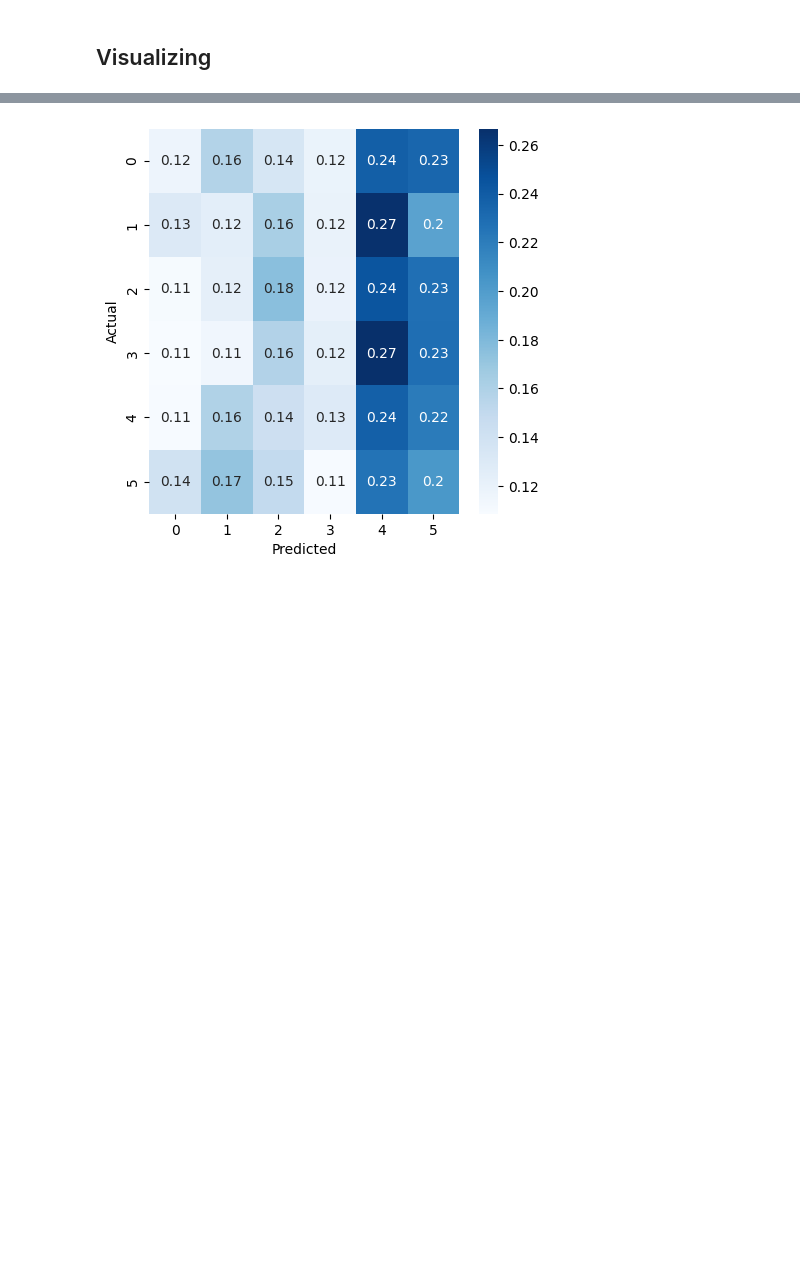
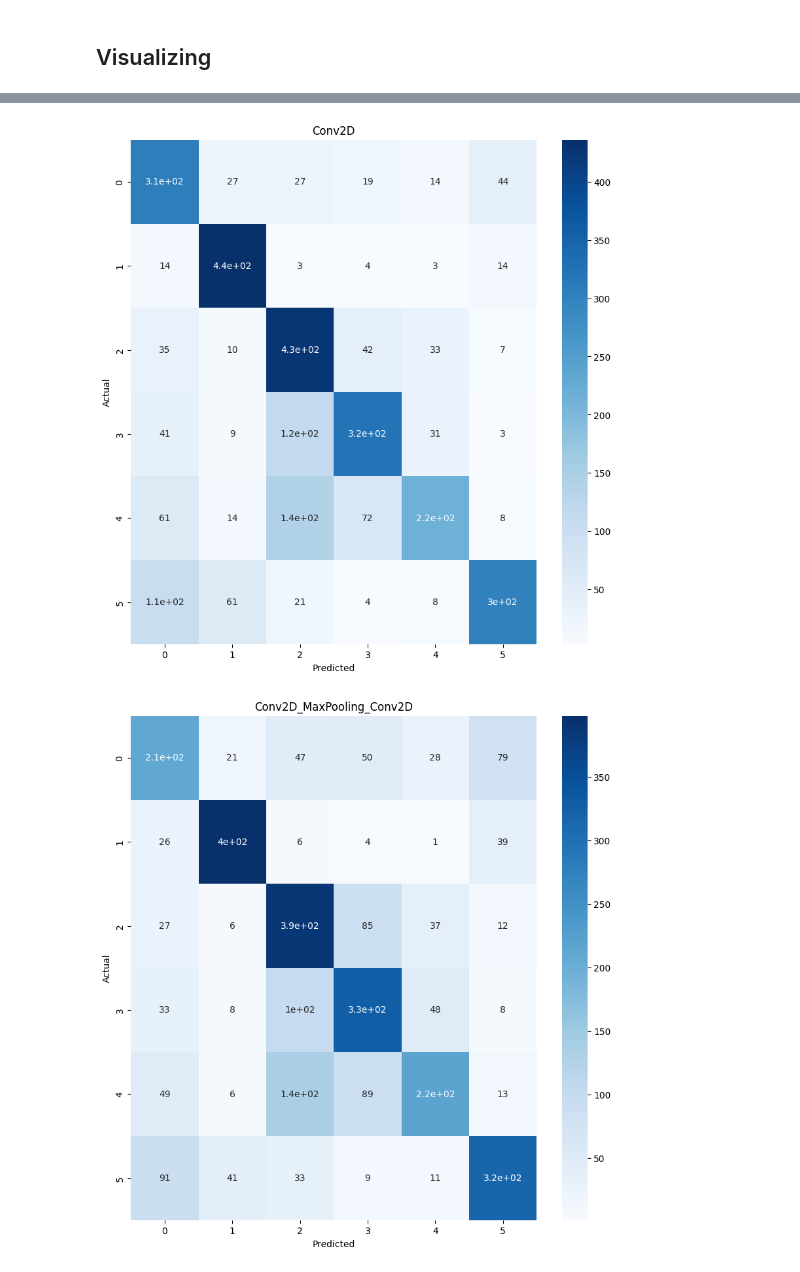
Before and after one commit to gxara/deep-learning-intel-challenge, a Jupyter notebook: project.ipynb, the cells around one changed output, grey strips where cells are left out. Saved outputs shown, nothing was run; the diff lists cells and outputs as text; code cells hidden in the pictures; blank space fills up the shorter version.

```diff
--- a/project.ipynb
+++ b/project.ipynb
@@ -11,6 +29,14 @@ from keras.metrics import categorical_crossentropy
 # %% [markdown]
 ### Preparing Dataset
 # %%
-train_dataset = keras.utils.image_dataset_from_directory('./seg_train', batch_size=64, image_size=(150, 150),  label_mode='categorical')
-validation_dataset = keras.utils.image_dataset_from_directory('./seg_test', batch_size=64, image_size=(150, 150),  label_mode='categorical')
+train_dataset, validation_dataset = keras.utils.image_dataset_from_directory('./seg_train',
+                                                        #  batch_size=64,
+                                                         class_names=['buildings', 'forest', 'glacier', 'mountain', 'sea', 'street'],
+                                                         image_size=(150, 150),
+                                                         validation_split=0.2,
+                                                         seed=123,
+                                                         subset='both',
+                                                         label_mode='categorical')
+
+
 # prediction_dataset = keras.utils.image_dataset_from_directory('./seg_pred', batch_size=64,  shuffle=True, image_size=(150, 150))
@@ -81,17 +215,9 @@ for nn in neural_networks:
 # %%
-for nn in neural_networks:
-    model = nn['model']
-    # print(prediction_dataset)
-    print(model.summary())
-    model.evaluate(validation_dataset, verbose=1)
+# for nn in neural_networks:
+#     model = nn['model']
+#     print(model.summary())
+#     model.evaluate(validation_dataset, verbose=1)
 
 # predictions = model.predict(prediction_dataset, verbose=2)
 # %% [markdown]
 ## Visualizing
-# %%
-from sklearn.metrics import confusion_matrix
-
-y_pred = np.argmax(model.predict(validation_dataset), axis=1)
-y_true = np.concatenate([y for x, y in validation_dataset], axis=0)
-y_true = np.argmax(y_true, axis=1)
-cm = confusion_matrix(y_true, y_pred)
@@ -100,2 +223,0 @@ cm = confusion_matrix(y_true, y_pred)
-# %%
-cm = cm.astype('float') / cm.sum(axis=1)[:, np.newaxis]
@@ -102,11 +288,16 @@ cm = cm.astype('float') / cm.sum(axis=1)[:, np.newaxis]
 # %%
 import seaborn as sns
 import matplotlib.pyplot as plt
 
-plt.figure(figsize=(5, 5))
-sns.heatmap(cm, annot=True, cmap=plt.cm.Blues)
-plt.xlabel("Predicted")
-plt.ylabel("Actual")
-plt.show()
+for nn in neural_networks:
+    cm = nn["confusion_matrix"]
+    plt.figure(figsize=(10, 10))
+    sns.heatmap(cm, annot=True, cmap=plt.cm.Blues)
+    plt.title(nn["description"])
+    plt.xlabel("Predicted")
+    plt.ylabel("Actual")
+    plt.title(nn["description"])
+    plt.show()
 # %% [output]
-[figure, old version]
+[figure, new version]
+[figure, added]
```
Also changed, not shown: parts of 12 cells of this notebook, 4 other files.
